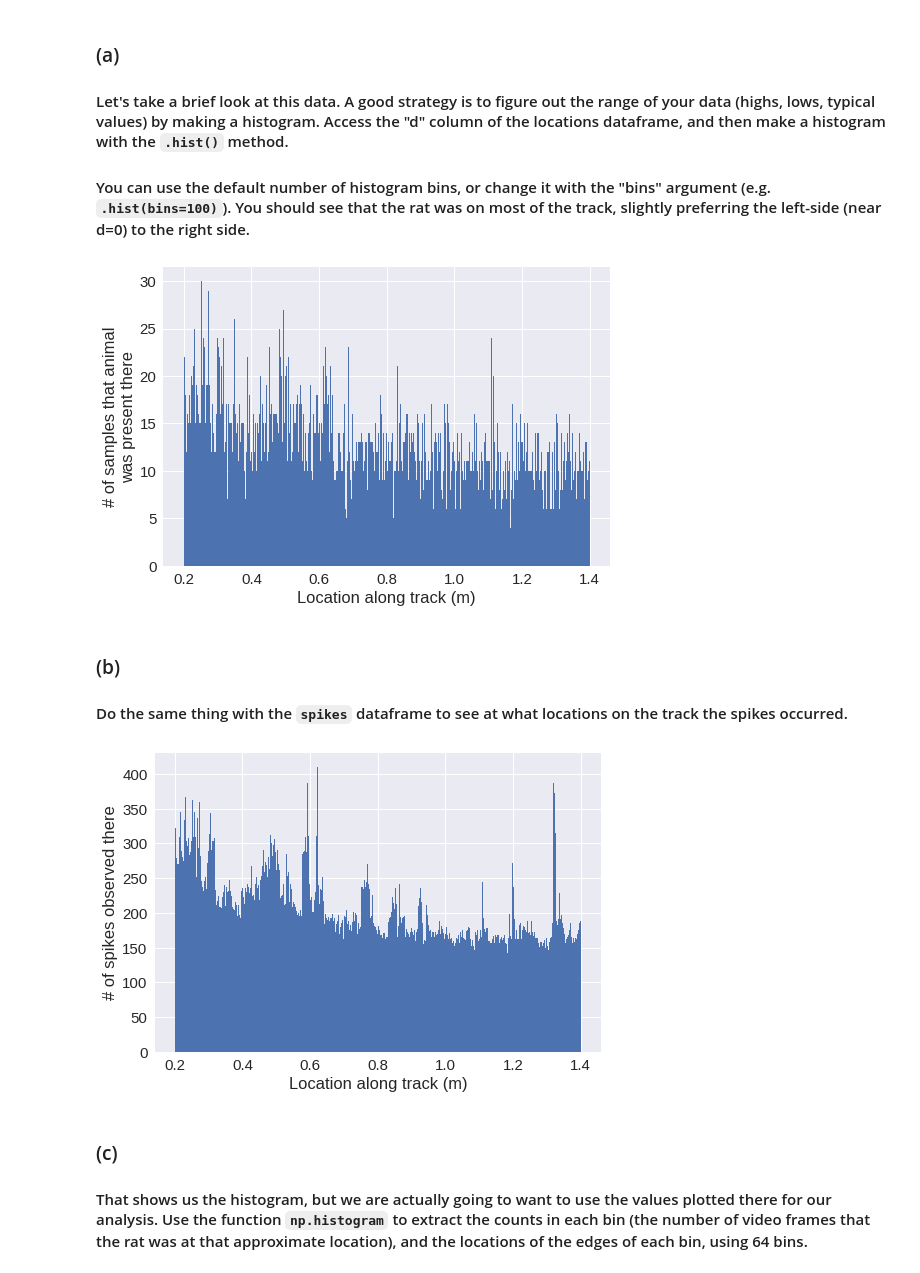
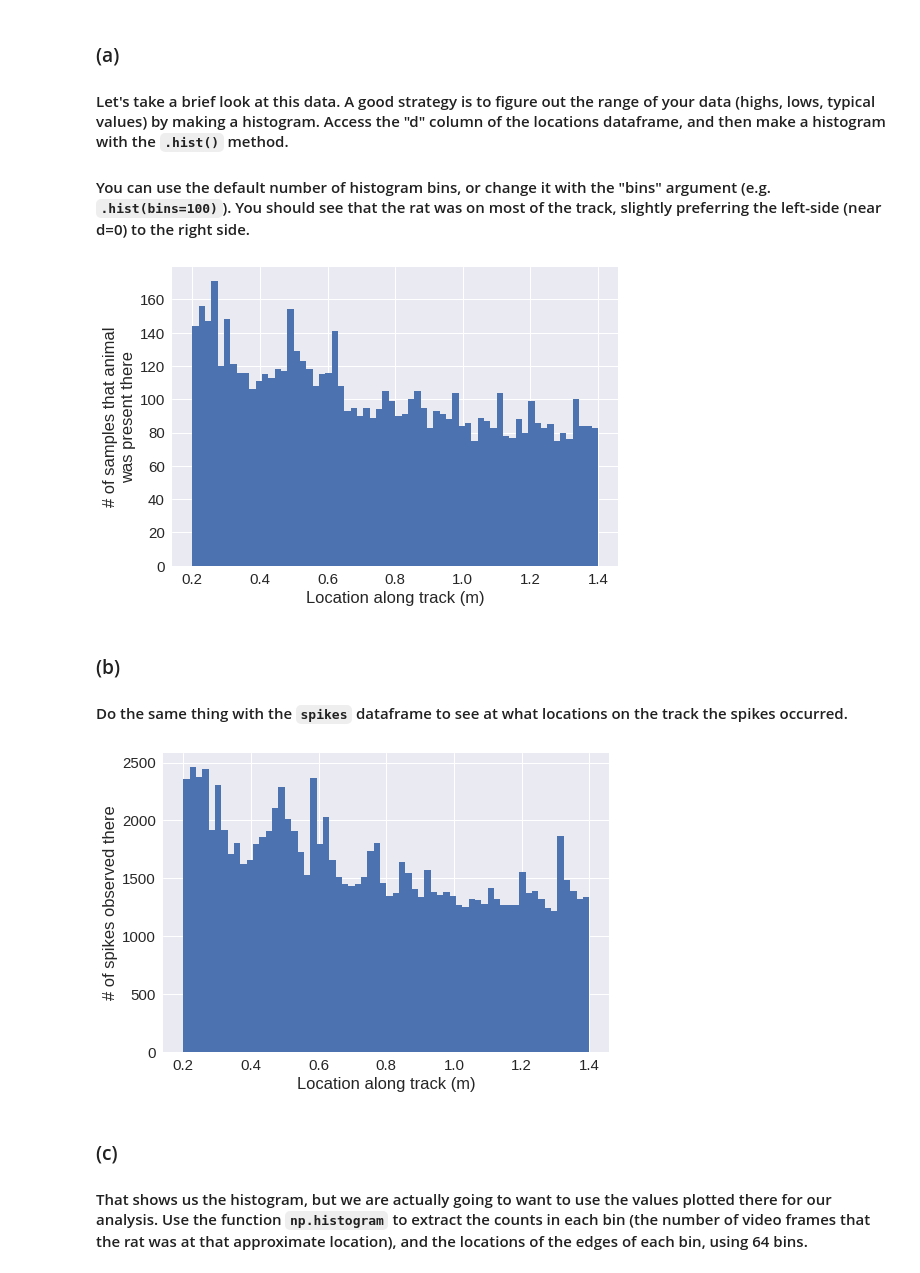
Before and after one commit to Upserge/MAT494---Neuro, a Jupyter notebook: JS_neural_coding_exercises.ipynb, the cells around one changed output. Saved outputs shown, nothing was run; the diff lists cells and outputs as text; code cells hidden in the pictures.

```diff
--- a/JS_neural_coding_exercises.ipynb
+++ b/JS_neural_coding_exercises.ipynb
@@ -66,20 +66,20 @@ locations.head()
 
 #### You can use the default number of histogram bins, or change it with the "bins" argument (e.g. `.hist(bins=100)`).  You should see that the rat was on most of the track, slightly preferring the left-side (near d=0) to the right side.
 # %%
-locations['d'].hist(bins=500)
+locations['d'].hist(bins=64)
 plt.xlabel('Location along track (m)')
 plt.ylabel('# of samples that animal\nwas present there');
 # %% [output]
-[figure, old version]
+[figure, new version]
 # %% [markdown]
 ### (b)
 #### Do the same thing with the `spikes` dataframe to see at what locations on the track the spikes occurred.
 # %%
-spikes['d'].hist(bins=500)
+spikes['d'].hist(bins=64)
 plt.xlabel('Location along track (m)')
 plt.ylabel('# of spikes observed there');
 # %% [output]
-[figure, old version]
+[figure, new version]
 # %% [markdown]
 ### (c)
 #### That shows us the histogram, but we are actually going to want to use the values plotted there for our analysis.  Use the function `np.histogram` to extract the counts in each bin (the number of video frames that the rat was at that approximate location), and the locations of the edges of each bin, using 64 bins.
```
Also changed, not shown: parts of 4 cells of this notebook.
